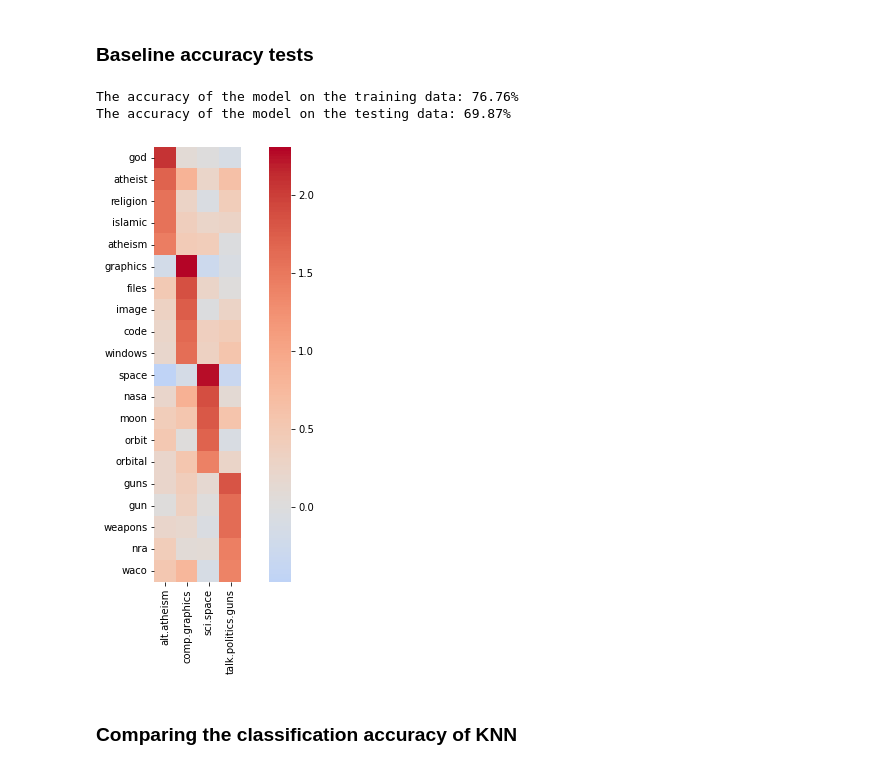
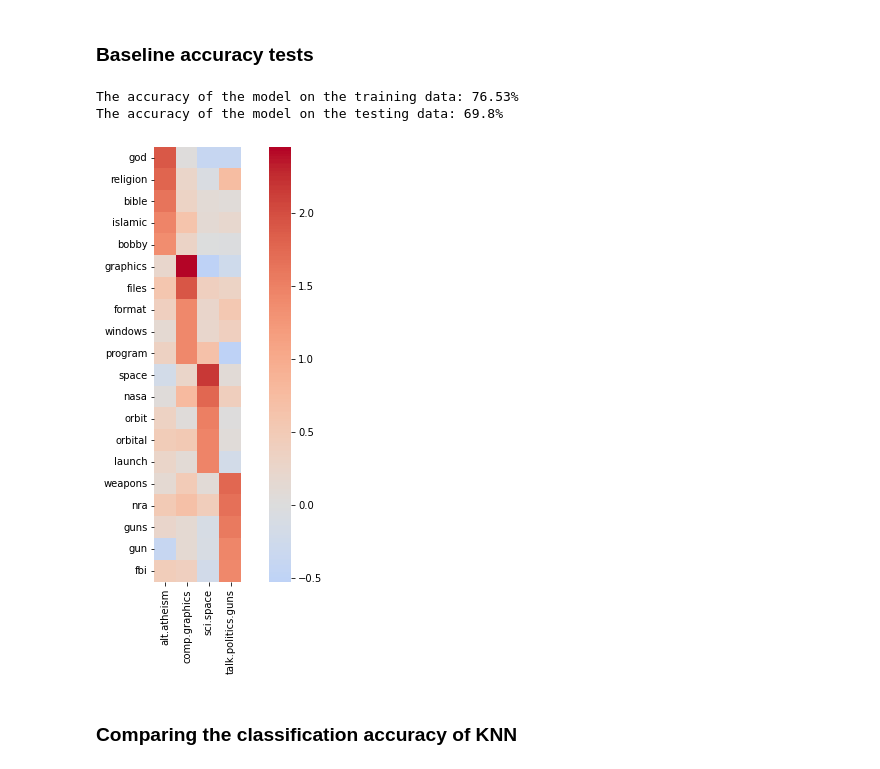
Before and after one commit to faithrts/ML-Intro, a Jupyter notebook: A2_Draft.ipynb, the cells around one changed output. Drawn from its saved outputs; the diff is of its cells as text; code cells hidden in the pictures.

Commit message:
re-worked logistic regression coefficient graph

```diff
--- a/A2_Draft.ipynb
+++ b/A2_Draft.ipynb
@@ -21,7 +21,7 @@ from scipy.stats import zscore
 from scipy.io import arff
 from importlib import reload
 from seaborn import heatmap
-
+from numpy.random import RandomState
 
 from sklearn.metrics import roc_curve, roc_auc_score
 from sklearn.neighbors import KNeighborsClassifier
@@ -37,6 +37,7 @@ import warnings
 warnings.filterwarnings('ignore')
 
 np.random.seed(1234)
+random_state = RandomState(1234567890)
 
 # a folder to store the saved graphs
 !mkdir images
@@ -912,7 +913,7 @@ class LogisticRegression:
 # %%
 class MultinomialLogistic:
   def __init__(self, nFeatures, nClasses):
-    self.W = np.random.rand(nFeatures, nClasses)
+    self.W = random_state.rand(nFeatures, nClasses)
 
   '''
   # calculating Y_hat with shape Cx1
@@ -1131,5 +1137,5 @@ def evaluate_mult_acc(x_train, y_train, x_test, y_test, silent = True, learning_
 # %%
-def evaluate_coefficients(x_train, y_train, x_test, y_test):
+def mult_evaluate_coefficients(x_train, y_train):
   D = x_train.shape[1]
   C = y_train.shape[1]
   multi_reg = MultinomialLogistic(D, C).fit(x_train, y_train, lr = 0.001)
@@ -1321,41 +1331,41 @@ comparative_bar_plot(lr_AUROCs, knn_AUROCs, "Logistic Regression", [20, 40, 60,
 
 train_acc, test_acc = evaluate_mult_acc(x_train_stan_twenty, y_train_twenty, x_test_stan_twenty, y_test_twenty, silent = False)
 # %% [output]
-The accuracy of the model on the training data: 76.76%
-The accuracy of the model on the testing data: 69.87%
+The accuracy of the model on the training data: 76.53%
+The accuracy of the model on the testing data: 69.8%
 # %%
 ### finding the top 5 words for each class based on multi-class regression coefficients
 
 # a list of lists where each of the 4 sub-lists represents the coefficients for each word
 # for one of the 4 categories
-coefficients_by_class = evaluate_coefficients(x_train_stan_twenty, y_train_twenty, x_test_stan_twenty, y_test_twenty).transpose()
+coefficients_by_class = mult_evaluate_coefficients(x_train_stan_twenty, y_train_twenty).transpose()
 
 ''' finding the top words '''
 
 # the top 20 words
 top_words = []
 
 # finding the top 5 words based on multi-class regression coefficients for each class
 for class_num in range(len(coefficients_by_class)):
   top_5_words = top_5_words_mult_reg(coefficients_by_class, class_num , MI_words)
   top_words.append(top_5_words)
 
 words_hm = np.ravel(top_words)
 
 ''' finding the coefficients for each top word for each class '''
 
 coefficient_matrix_temp = []
 
 top_words_indices = [MI_words.index(word) for word in words_hm]
 
 for class_num in range(len(coefficients_by_class)):
   coefficients = [coefficients_by_class[class_num][index] for index in top_words_indices]
   coefficient_matrix_temp.append(coefficients)
 
 coefficient_matrix = np.array(coefficient_matrix_temp).transpose()
 make_heatmap(fav_four, words_hm, coefficient_matrix)
 # %% [output]
-[figure, old version]
+[figure, new version]
 # %% [markdown]
 ### Comparing the classification accuracy of KNN
 # %%
```
Also changed, not shown: parts of 12 cells of this notebook.
